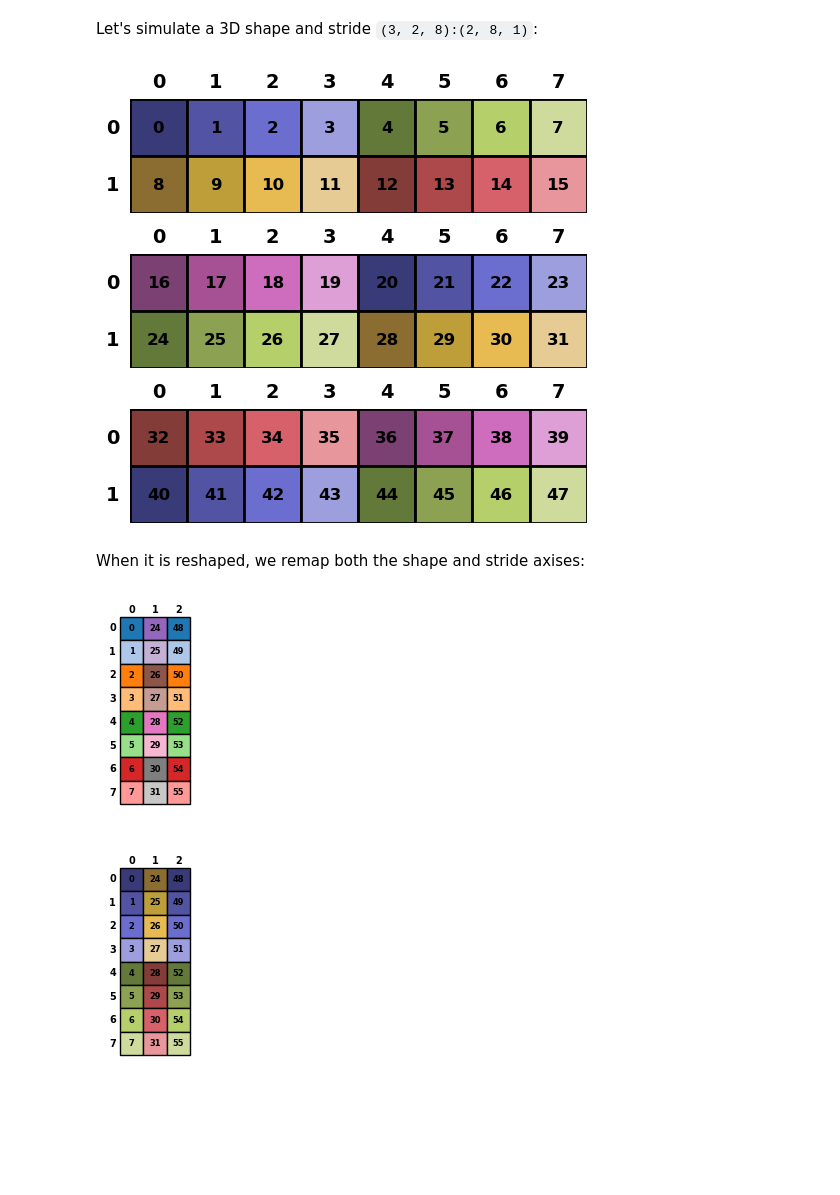
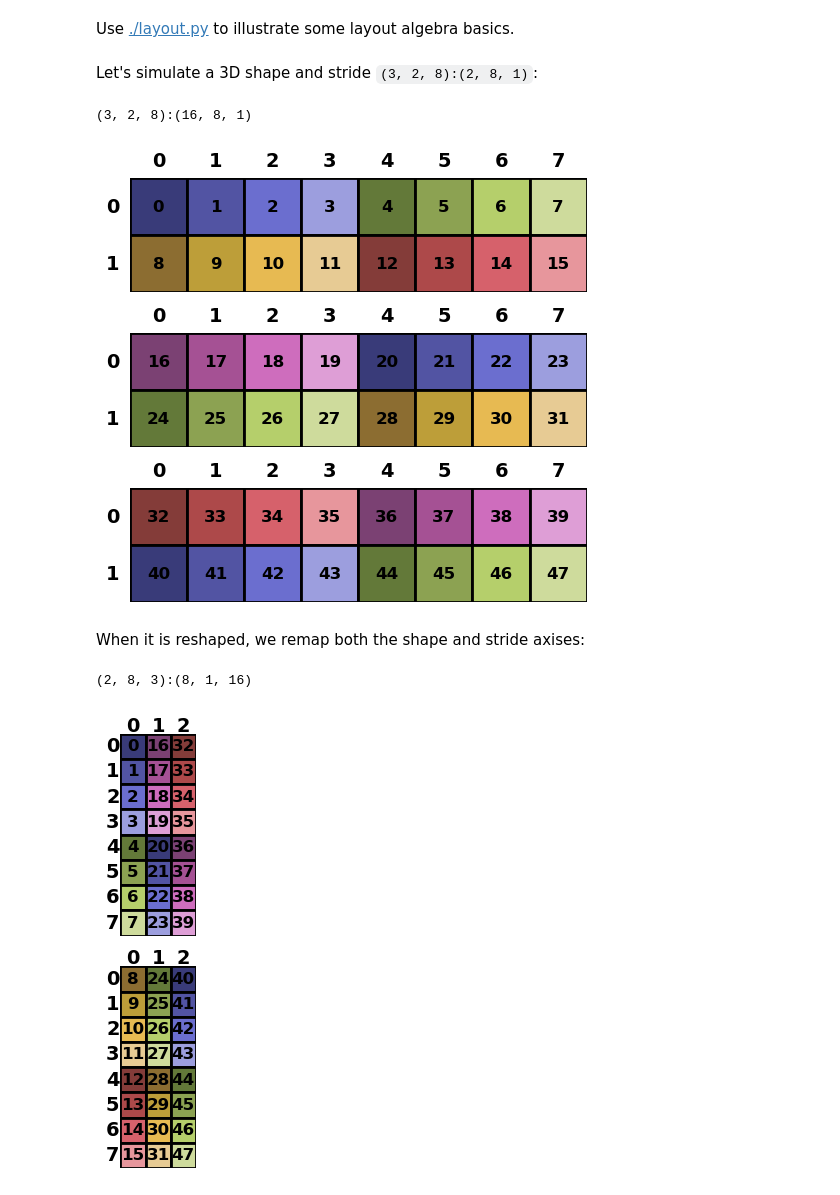
Before and after one commit to w32zhong/simp-intelligence, a Jupyter notebook: simp_intelligence/math/layout_basics.ipynb, the cells around one changed output. Saved outputs shown, nothing was run; the diff lists cells and outputs as text; code cells hidden in the pictures; blank space fills up the shorter version.

Commit message:
+ permute.

```diff
--- a/simp_intelligence/math/layout_basics.ipynb
+++ b/simp_intelligence/math/layout_basics.ipynb
@@ -1,17 +1,20 @@
+# %% [markdown]
+Use [./layout.py](./layout.py) to illustrate some layout algebra basics.
 # %%
 from layout import Layout
 # %% [markdown]
 Let's simulate a 3D shape and stride `(3, 2, 8):(2, 8, 1)`:
 # %%
-layout = Layout(shape=(3, 2, 8), stride=(16, 8, 1))
-layout.visualize()
+A = Layout(shape=(3, 2, 8), stride=(16, 8, 1))
+print(A); A.visualize()
 # %% [output]
+(3, 2, 8):(16, 8, 1)
 [figure]
 # %% [markdown]
 When it is reshaped, we remap both the shape and stride axises:
 # %%
-A0 = visualize_and_return(cute.make_layout(shape=(8, 3), stride=(1, 24)), 0)
-A1 = visualize_and_return(cute.make_layout(shape=(8, 3), stride=(1, 24)), 1)
+B = A.permute(1, 2, 0)
+print(B); B.visualize()
 # %% [output]
+(2, 8, 3):(8, 1, 16)
-[figure, old version]
+[figure, new version]
-[figure, removed]
```
Also changed, not shown: 1 other file.
